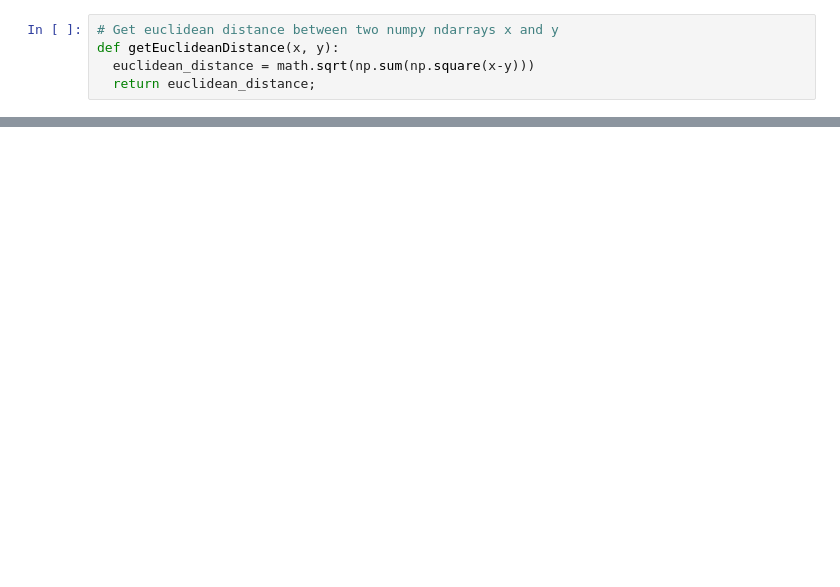
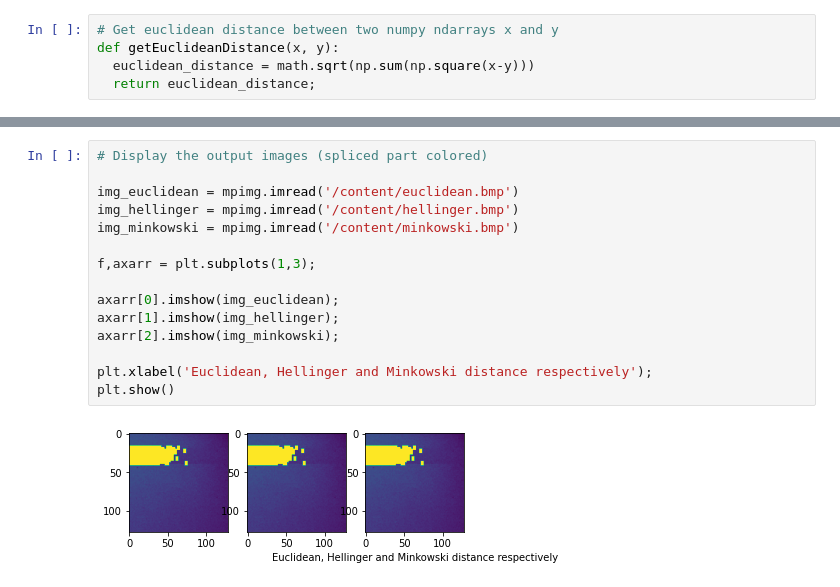
Before and after one commit to lanukahjo/Image-Splicing-Localisation, a Jupyter notebook: Image_Splicing.ipynb, the cells around one changed output, grey strips where cells are left out. Drawn from its saved outputs; the diff is of its cells as text; blank space fills up the shorter version.

```diff
--- a/Image_Splicing.ipynb
+++ b/Image_Splicing.ipynb
@@ -92,0 +165,17 @@ io.imsave('output/Sp-T' + base_file_name + '_hellinger.bmp', output_img_hellinge
+# %%
+# Display the output images (spliced part colored)
+
+img_euclidean = mpimg.imread('/content/euclidean.bmp')
+img_hellinger = mpimg.imread('/content/hellinger.bmp')
+img_minkowski = mpimg.imread('/content/minkowski.bmp')
+
+f,axarr = plt.subplots(1,3);
+
+axarr[0].imshow(img_euclidean);
+axarr[1].imshow(img_hellinger);
+axarr[2].imshow(img_minkowski);
+
+plt.xlabel('Euclidean, Hellinger and Minkowski distance respectively');
+plt.show()
+# %% [output]
+[figure, added]
```
Also changed, not shown: parts of 13 cells of this notebook.
